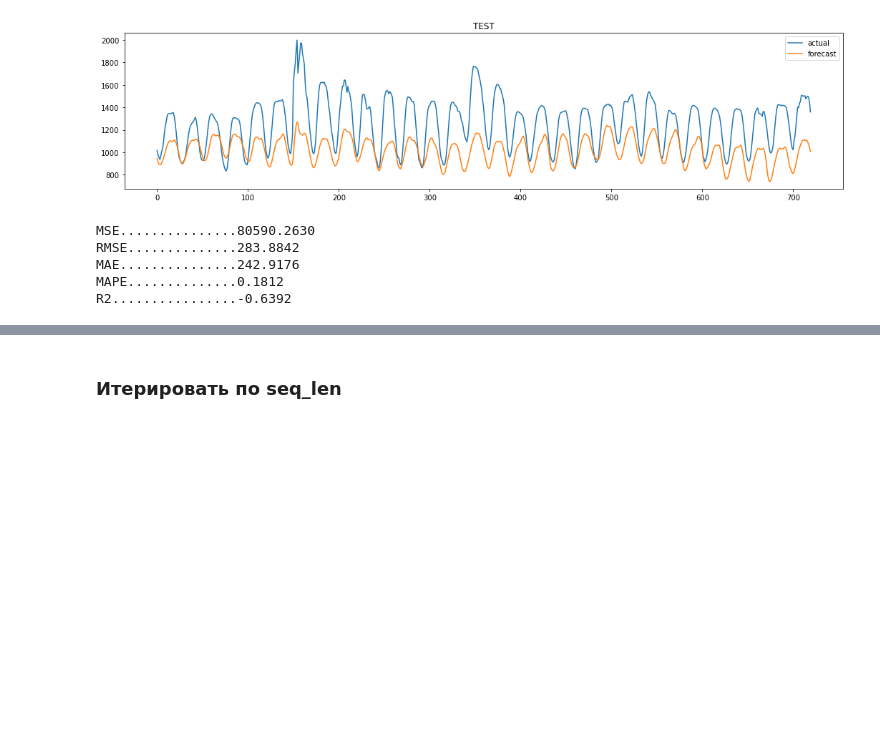
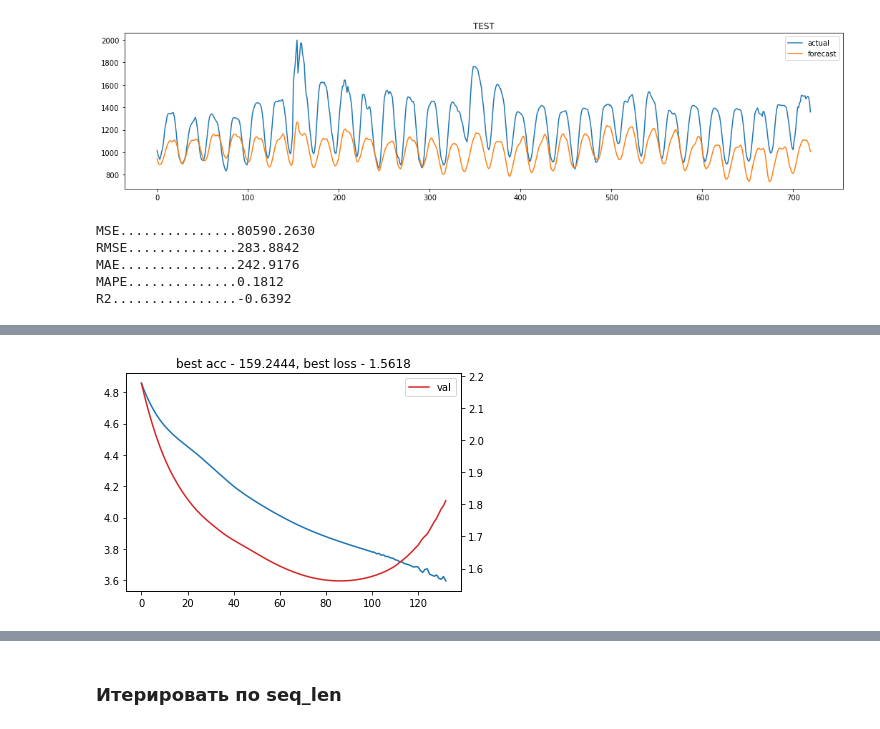
Before and after one commit to Shai670/Electricity_prices_forecast_Netologia_project, a Jupyter notebook: 06_LSTM.ipynb, the cells around one changed output, grey strips where cells are left out. Drawn from its saved outputs; the diff is of its cells as text; code cells hidden in the pictures; blank space fills up the shorter version.

```diff
--- a/06_LSTM.ipynb
+++ b/06_LSTM.ipynb
@@ -97,8 +97,10 @@ def unscale(data, dim, scaler):
     trainPredict = scaler.inverse_transform(trainPredict_dataset_like)[:,0]
     return trainPredict
 
-test = np.arange(0,100)
-x,y = sliding_window(ts=test, features=24, shift=24)
-print('x=',x[0])
-print('y=',y[0])
+test = np.arange(0,720*3+1)
+x,y = sliding_window(ts=test, features=720, shift=720)
+print('x0=',x[0])
+print('y0=',y[0])
+print('xn=',x[-1])
+print('yn=',y[-1])
 # %% [output]
@@ -394,0 +414,70 @@ R2................-0.6392
+# %%
+dataset_train, dataset_val, dataset_test, scaler, feature_dim = data_prep(features=df.drop(columns=['price', 'rsv']).copy(),
+                                                                          val_len=0.2,
+                                                                          test_len=720,
+                                                                          seq_length=168,
+                                                                          shift=720,
+                                                                          batch_size=256,
+                                                                          print_shapes=False)
+
+seed_everything(SEED)
+
+num_epochs    = 5000
+learning_rate = 3e-4
+pat = 80
+iter_log = 1
+show_plot = True
+
+model = RNN(RNN_cell=nn.LSTM,
+            hidden_size=12,
+            num_layers=1,
+            dropout=0,
+            in_size=feature_dim,
+            out_size=1,
+            bidirectional=False).to(device)
+
+criterion = torch.nn.MSELoss().to(device)
+optimizer = torch.optim.Adam(model.parameters(), lr=learning_rate, weight_decay=0)
+lr_scheduler = torch.optim.lr_scheduler.ReduceLROnPlateau(optimizer, factor=0.5, patience=9999, min_lr=1e-5)
+
+best_model = copy.deepcopy(model.state_dict())
+
+model = train(num_epochs=num_epochs, model=model, dataset_train=dataset_train,
+              dataset_val=dataset_val, optimizer=optimizer, criterion=criterion,
+              lr_scheduler=lr_scheduler, patience=pat, scaler=scaler, feature_dim=feature_dim,
+              iter_log=iter_log, show_plot=show_plot, step_size=None, one_line_log=True)
+
+# # #
+
+model.eval()
+y_act, y_hat = batch_predict(model=model, dataloader=dataset_val)
+y_hat = unscale(y_hat, feature_dim, scaler)
+y_act = unscale(y_act, feature_dim, scaler)
+plt.figure(figsize=(18,4))
+plt.plot(y_act, label='actual')
+plt.plot(y_hat, label='forecast')
+plt.legend()
+plt.title(f'VALIDATION')
+plt.show()
+plt.figure(figsize=(18,4))
+plt.plot(y_act[:720], label='actual')
+plt.plot(y_hat[:720], label='forecast')
+plt.legend()
+plt.show()
+
+metric(y_act, y_hat, log=True);
+
+# # #
+
+y_act, y_hat = batch_predict(model=model, dataloader=dataset_test)
+y_hat = unscale(y_hat, feature_dim, scaler)
+y_act = unscale(y_act, feature_dim, scaler)
+plt.figure(figsize=(18,4))
+plt.plot(y_act, label='actual')
+plt.plot(y_hat, label='forecast')
+plt.legend()
+plt.title(f'TEST')
+plt.show()
+
+metric(y_act, y_hat, log=True);
+# %% [output]
@@ -394,0 +485 @@ R2................-0.6392
+[figure, added]
```
Also changed, not shown: parts of 3 cells of this notebook.
